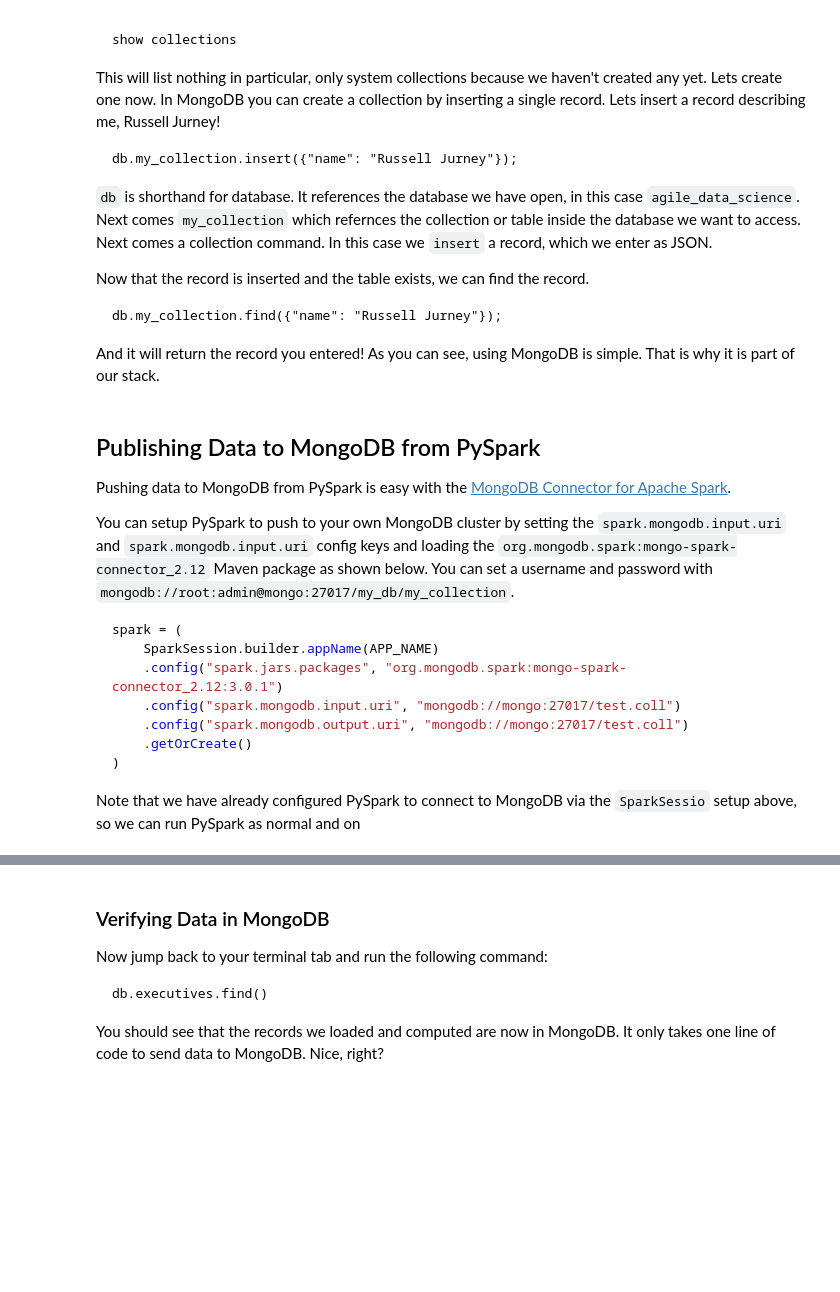
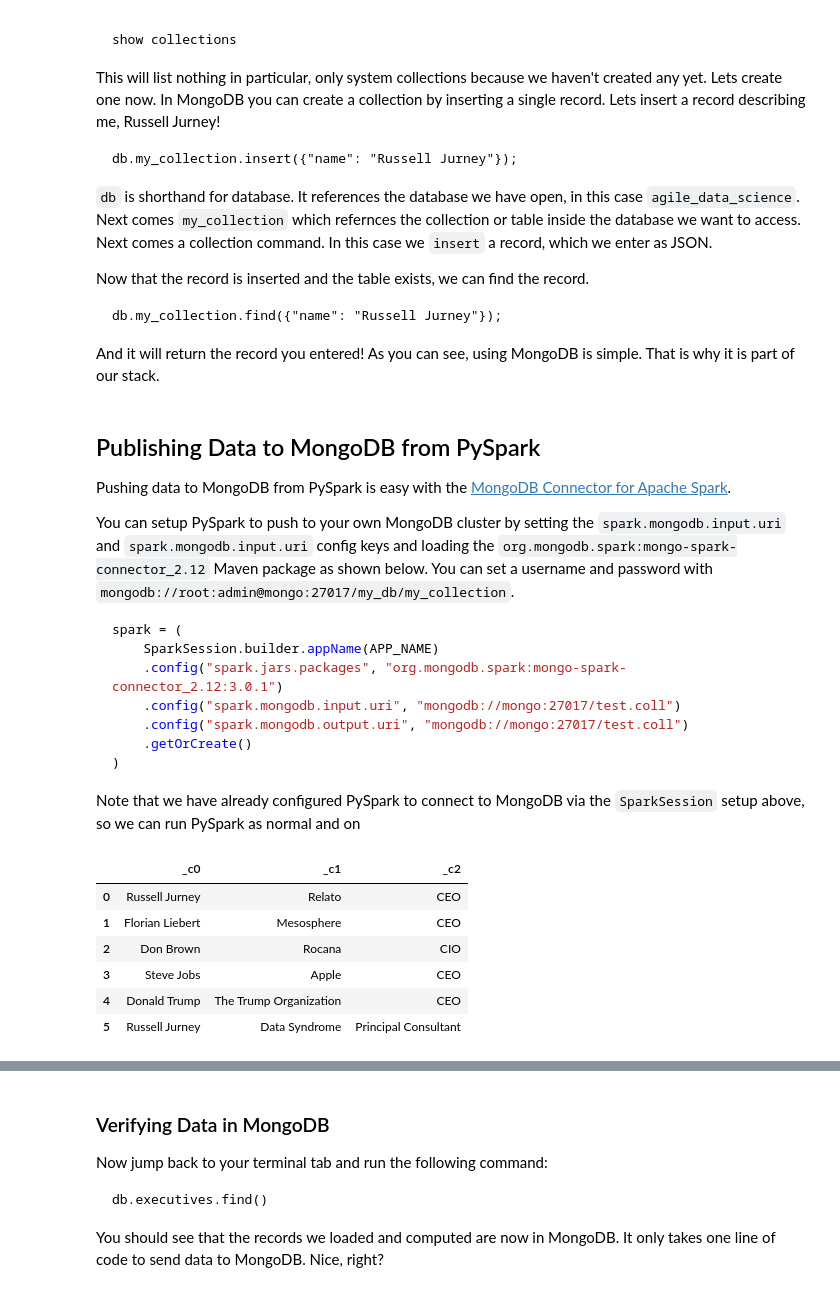
Before and after one commit to vineyshar/Agile_Data_Code_2, a Jupyter notebook: ch02/Agile_Tools.ipynb, the cells around one changed output, grey strips where cells are left out. Cells and saved outputs as stored; diff of their text form; code cells hidden in the pictures; blank space fills up the shorter version.

````diff
--- a/ch02/Agile_Tools.ipynb
+++ b/ch02/Agile_Tools.ipynb
@@ -276,10 +413,20 @@ spark = (
 )
 ```
 
-Note that we have already configured PySpark to connect to MongoDB via the `SparkSessio` setup above, so we can run PySpark as normal and on
+Note that we have already configured PySpark to connect to MongoDB via the `SparkSession` setup above, so we can run PySpark as normal and on
 # %%
-csv_lines = spark.read.csv("../lib/data/example.csv", )
+csv_lines = spark.read.csv("../lib/data/example.csv")
+
+# Convert to a Pandas DataFrame to display well in a Jupyter Notebook
 csv_lines.toPandas()
+# %% [output]
+|  | _c0 | _c1 | _c2 |
+| 0 | Russell Jurney | Relato | CEO |
+| 1 | Florian Liebert | Mesosphere | CEO |
+| 2 | Don Brown | Rocana | CIO |
+| 3 | Steve Jobs | Apple | CEO |
+| 4 | Donald Trump | The Trump Organization | CEO |
+| 5 | Russell Jurney | Data Syndrome | Principal Consultant |
 # %%
 import pyspark.sql.functions as F
 
````
Also changed, not shown: parts of 18 cells of this notebook.
